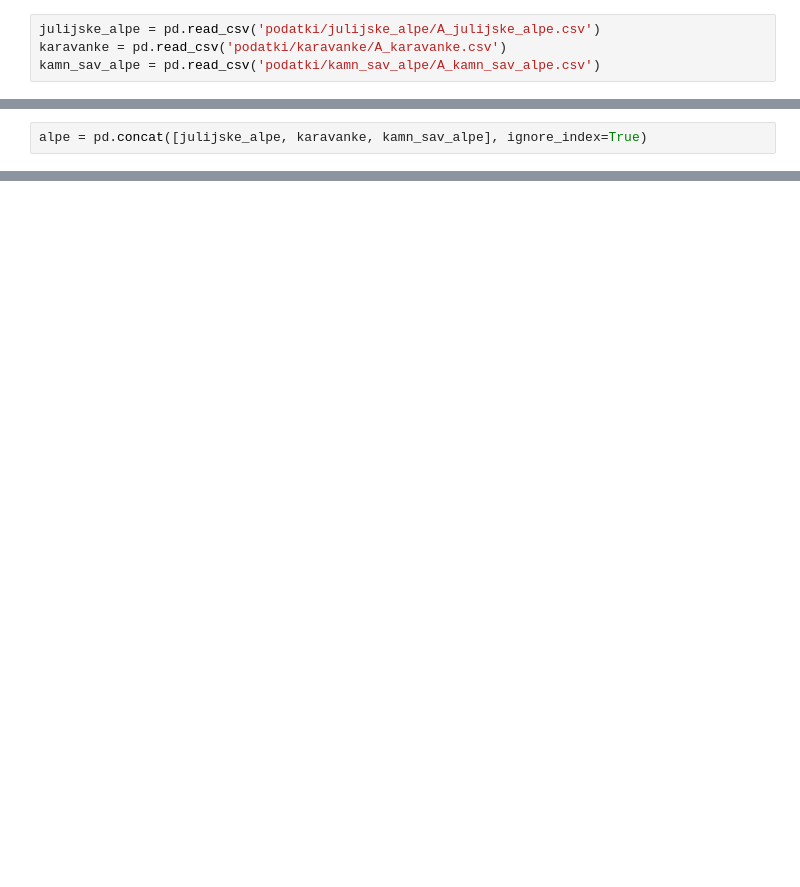
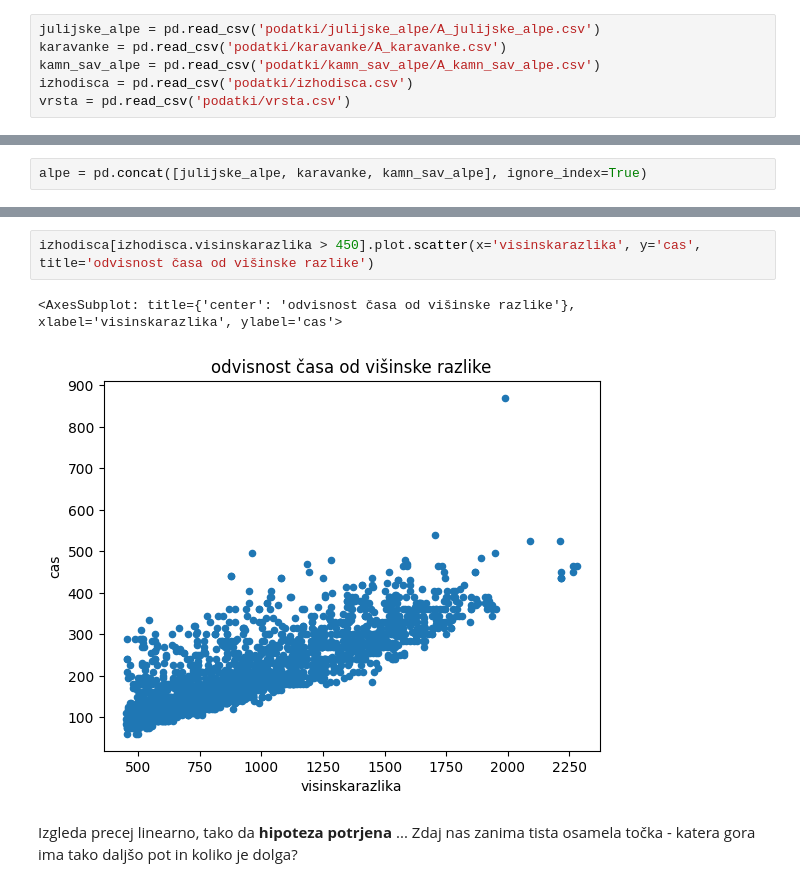
Before and after one commit to TerezijaKrecic/Projektna-naloga-Prog1-, a Jupyter notebook: analiza.ipynb, the cells around one changed output, grey strips where cells are left out. Saved outputs shown, nothing was run; the diff lists cells and outputs as text; blank space fills up the shorter version.

```diff
--- a/analiza.ipynb
+++ b/analiza.ipynb
@@ -8,3 +8,5 @@ Uvozimo vse tri tabele s podatki o gorah:
 julijske_alpe = pd.read_csv('podatki/julijske_alpe/A_julijske_alpe.csv')
 karavanke = pd.read_csv('podatki/karavanke/A_karavanke.csv')
 kamn_sav_alpe = pd.read_csv('podatki/kamn_sav_alpe/A_kamn_sav_alpe.csv')
+izhodisca = pd.read_csv('podatki/izhodisca.csv')
+vrsta = pd.read_csv('podatki/vrsta.csv')
@@ -36,0 +274,7 @@ Od tu naprej analiziramo le slovenske gore, zato ustvarimo novo tabelo brez tuji
+# %%
+izhodisca[izhodisca.visinskarazlika > 450].plot.scatter(x='visinskarazlika', y='cas', title='odvisnost časa od višinske razlike')
+# %% [output]
+<AxesSubplot: title={'center': 'odvisnost časa od višinske razlike'}, xlabel='visinskarazlika', ylabel='cas'>
+[figure, added]
+# %% [markdown]
+Izgleda precej linearno, tako da **hipoteza potrjena** ... Zdaj nas zanima tista osamela točka - katera gora ima tako daljšo pot in koliko je dolga?
```
Also changed, not shown: parts of 61 cells of this notebook.
